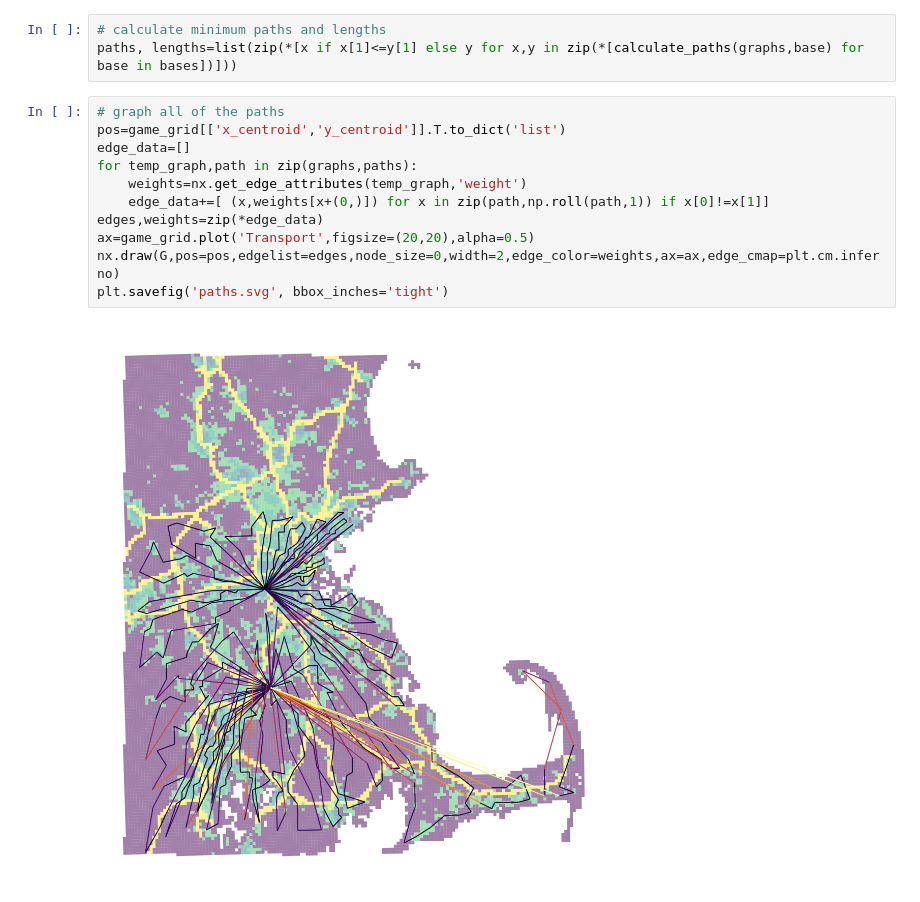
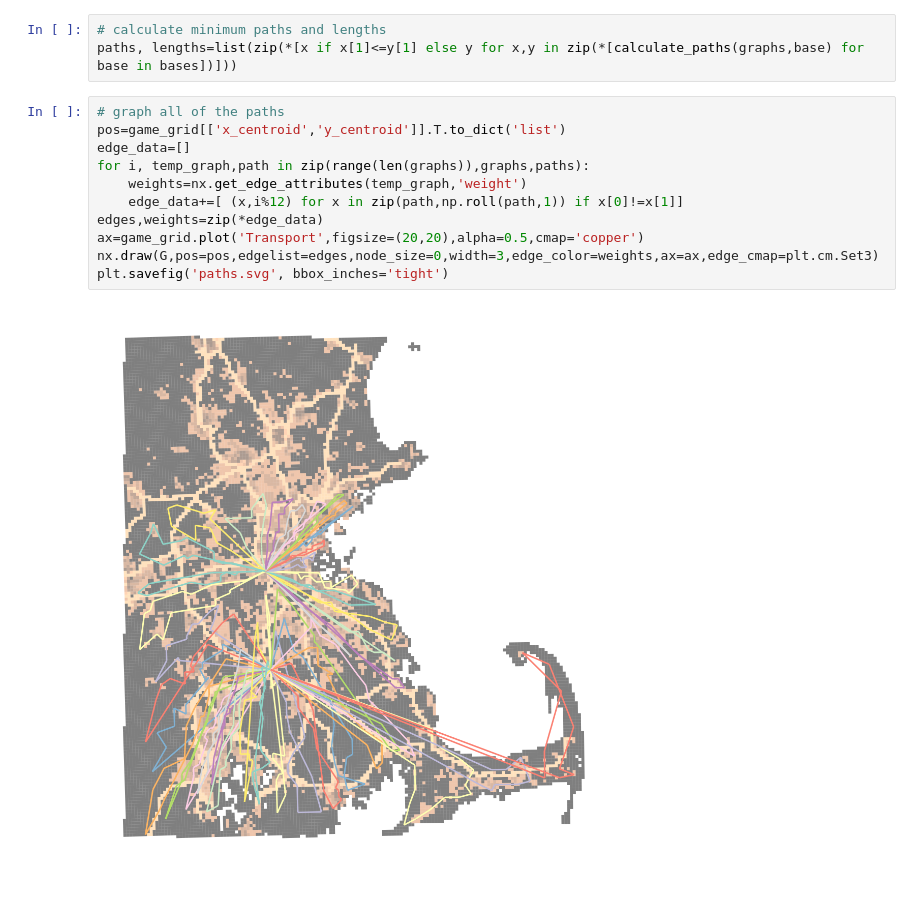
Before and after one commit to bwsi-remote-sensing-2020/final-exercise-students-jvonk, a Jupyter notebook: Final-exercise-overview.ipynb, the cells around one changed output. Drawn from its saved outputs; the diff is of its cells as text.

```diff
--- a/Final-exercise-overview.ipynb
+++ b/Final-exercise-overview.ipynb
@@ -352,13 +352,13 @@ paths, lengths=list(zip(*[x if x[1]<=y[1] else y for x,y in zip(*[calculate_path
 # %%
 # graph all of the paths
 pos=game_grid[['x_centroid','y_centroid']].T.to_dict('list')
 edge_data=[]
-for temp_graph,path in zip(graphs,paths):
+for i, temp_graph,path in zip(range(len(graphs)),graphs,paths):
     weights=nx.get_edge_attributes(temp_graph,'weight')
-    edge_data+=[ (x,weights[x+(0,)]) for x in zip(path,np.roll(path,1)) if x[0]!=x[1]]
+    edge_data+=[ (x,i%12) for x in zip(path,np.roll(path,1)) if x[0]!=x[1]]
 edges,weights=zip(*edge_data)
-ax=game_grid.plot('Transport',figsize=(20,20),alpha=0.5)
-nx.draw(G,pos=pos,edgelist=edges,node_size=0,width=2,edge_color=weights,ax=ax,edge_cmap=plt.cm.inferno)
+ax=game_grid.plot('Transport',figsize=(20,20),alpha=0.5,cmap='copper')
+nx.draw(G,pos=pos,edgelist=edges,node_size=0,width=3,edge_color=weights,ax=ax,edge_cmap=plt.cm.Set3)
 plt.savefig('paths.svg', bbox_inches='tight')
 # %% [output]
-[figure, old version]
+[figure, new version]
```
Also changed, not shown: parts of 3 cells of this notebook, 11 other files.
